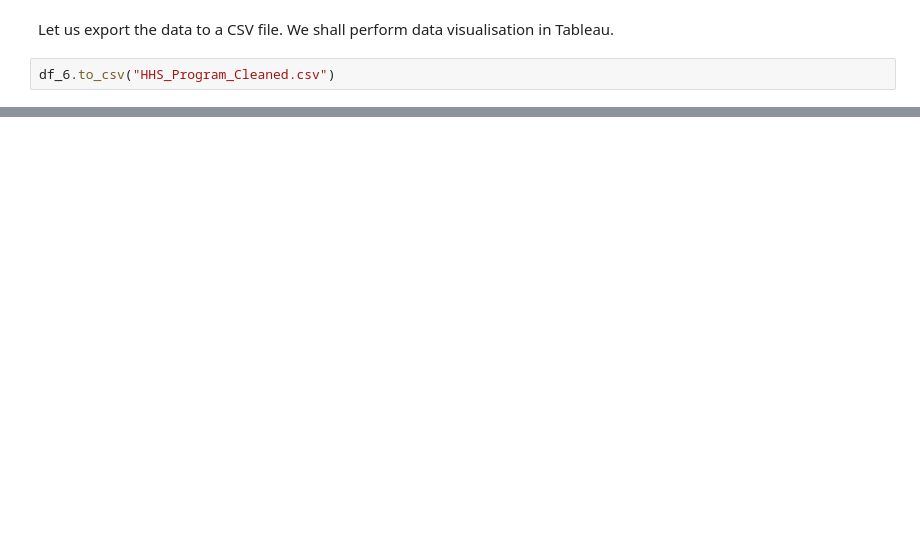
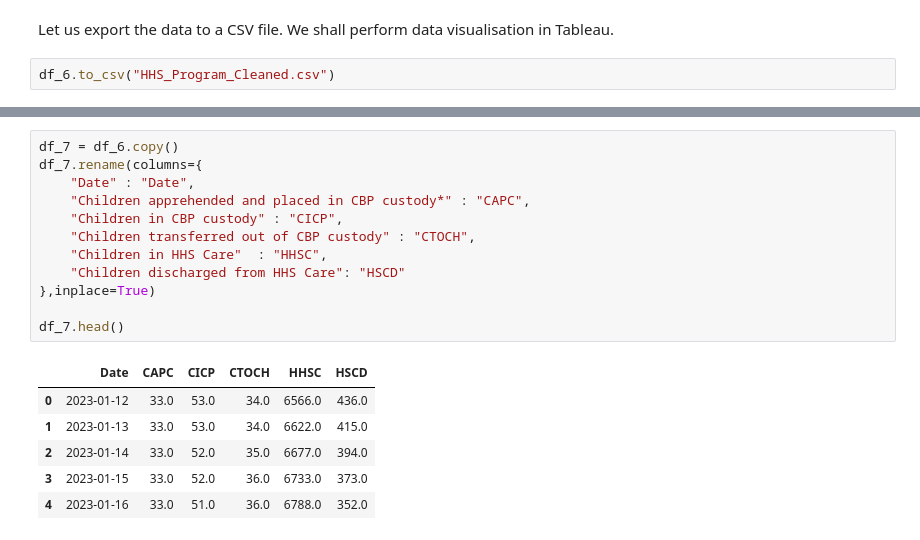
Before and after one commit to amithvardhan99/resume-projects, a Jupyter notebook: Predictive Forecasting of Care Load & Placement Demand/notebook.ipynb, the cells around one changed output, grey strips where cells are left out. Drawn from its saved outputs; the diff is of its cells as text; blank space fills up the shorter version.

```diff
--- a/Predictive Forecasting of Care Load & Placement Demand/notebook.ipynb
+++ b/Predictive Forecasting of Care Load & Placement Demand/notebook.ipynb
@@ -224,0 +263,19 @@ sns.lineplot(data=df_6,x="Date",y="Children apprehended and placed in CBP custod
+# %%
+df_7 = df_6.copy()
+df_7.rename(columns={
+    "Date" : "Date",
+    "Children apprehended and placed in CBP custody*" : "CAPC",
+    "Children in CBP custody" : "CICP",
+    "Children transferred out of CBP custody" : "CTOCH",
+    "Children in HHS Care"	: "HHSC",
+    "Children discharged from HHS Care": "HSCD"
+},inplace=True)
+
+df_7.head()
+# %% [output]
+|  | Date | CAPC | CICP | CTOCH | HHSC | HSCD |
+| 0 | 2023-01-12 | 33.0 | 53.0 | 34.0 | 6566.0 | 436.0 |
+| 1 | 2023-01-13 | 33.0 | 53.0 | 34.0 | 6622.0 | 415.0 |
+| 2 | 2023-01-14 | 33.0 | 52.0 | 35.0 | 6677.0 | 394.0 |
+| 3 | 2023-01-15 | 33.0 | 52.0 | 36.0 | 6733.0 | 373.0 |
+| 4 | 2023-01-16 | 33.0 | 51.0 | 36.0 | 6788.0 | 352.0 |
```
Also changed, not shown: parts of 21 cells of this notebook, 2 other files.
